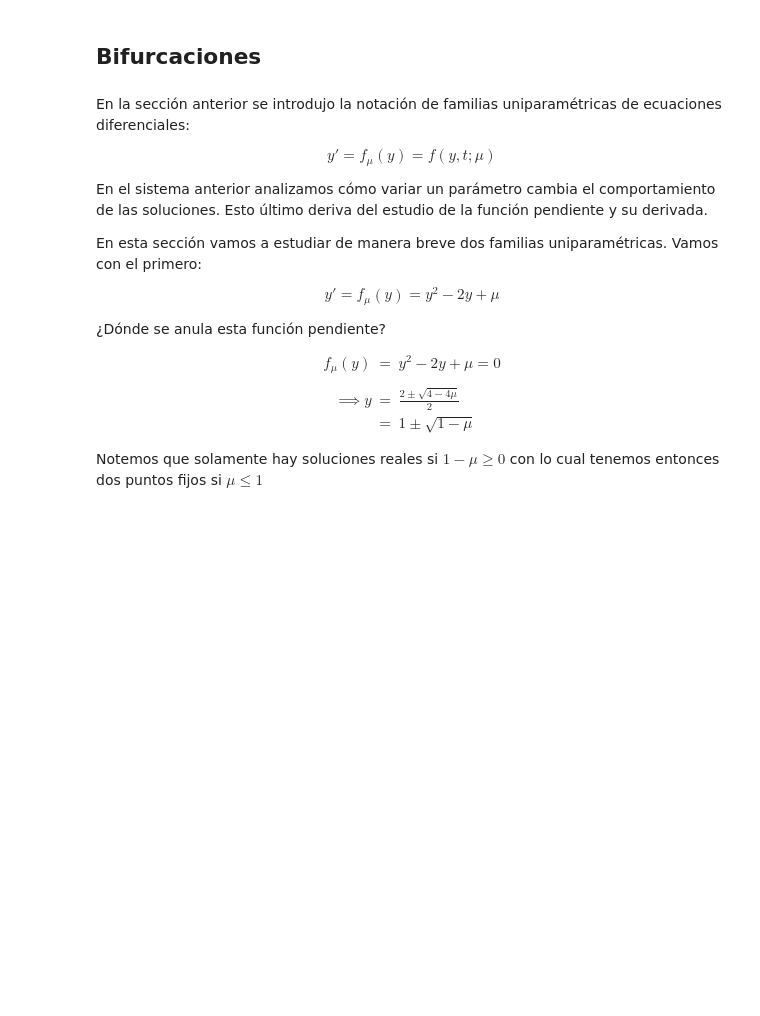
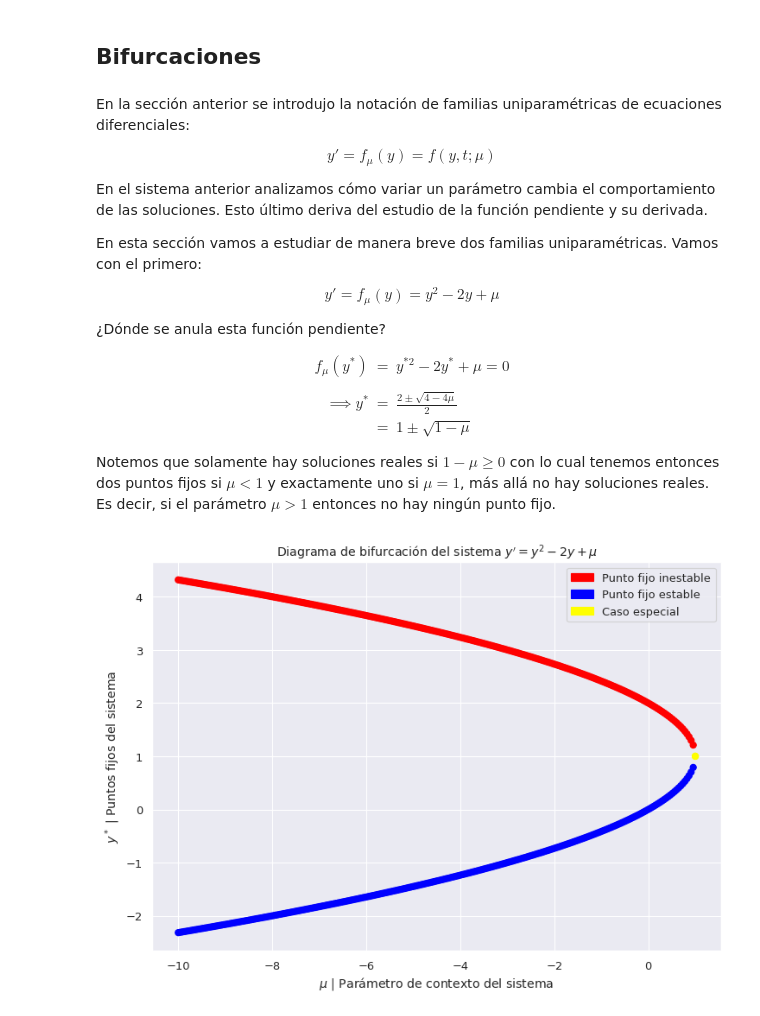
Before and after one commit to uncrayon/coding-challenge, a Jupyter notebook: pendulo/notebook_1.ipynb, the cells around one changed output. Cells and saved outputs as stored; diff of their text form; code cells hidden in the pictures; blank space fills up the shorter version.

```diff
--- a/pendulo/notebook_1.ipynb
+++ b/pendulo/notebook_1.ipynb
@@ -568,18 +568,18 @@ En el sistema anterior analizamos cómo variar un parámetro cambia el comportam
 En esta sección vamos a estudiar de manera breve dos familias uniparamétricas. Vamos con el primero:
 
 $$
-y' = f_{\mu}(y) = y^2 -2y + \mu
+y' = f_{\mu}(y) = y^{2} -2y + \mu
 $$
 
 ¿Dónde se anula esta función pendiente?
 
 $$
 \begin{eqnarray}
-f_{\mu}(y) &=& y^2 -2y + \mu = 0 \\
+f_{\mu}(y^*) &=& y^{*2} -2y^* + \mu = 0 \\
 \\
-\implies y &=& \displaystyle\frac{2 \pm \sqrt{4 - 4\mu} }{2} \\
+\implies y^{*} &=& \displaystyle\frac{2 \pm \sqrt{4 - 4\mu} }{2} \\
 &=& 1 \pm \displaystyle\sqrt{1 - \mu}
 \end{eqnarray}
 $$
 
-Notemos que solamente hay soluciones reales si $1 - \mu \ge 0$ con lo cual tenemos entonces dos puntos fijos si $\mu \le 1$
+Notemos que solamente hay soluciones reales si $1 - \mu \ge 0$ con lo cual tenemos entonces dos puntos fijos si $\mu < 1$ y exactamente uno si $\mu = 1$, más allá no hay soluciones reales. Es decir, si el parámetro $\mu > 1$ entonces no hay ningún punto fijo.
@@ -585,0 +617,36 @@ Notemos que solamente hay soluciones reales si $1 - \mu \ge 0$ con lo cual tenem
+# %%
+def pend_deriv(y):
+    """
+    Esta función evalúa la derivada de la función pendiente
+    $$f(y) = y^2 - 2^y + \mu$$
+    La cual es
+    $$ f'(y) = 2y - 2 $$
+    """
+    return 2*y -2
+# %%
+mu_vals = np.linspace(-10,1,250)
+dummy = []
+for i in mu_vals:
+    dummy.append( (i,1-np.sqrt(1-i)) )
+    dummy.append( (i,1+np.sqrt(1-i)) )
+
+mus,stables=zip(*dummy)
+color_vector = list(map(lambda x:'red' if pend_deriv(x) > 0 else ('blue' if pend_deriv(x) < 0 else 'yellow') ,stables))
+# %%
+import matplotlib.patches as mpatches
+
+fig,ax = plt.subplots(1,1,dpi=85,figsize=(10,7))
+ax.scatter(mus,stables,c=color_vector)
+ax.set_title(r"Diagrama de bifurcación del sistema $y' = y^2 -2y + \mu$")
+ax.set_ylabel(r"$y^*$ | Puntos fijos del sistema")
+ax.set_xlabel(r"$\mu$ | Parámetro de contexto del sistema")
+
+red_patch = mpatches.Patch(color='red', label='Punto fijo inestable')
+blue_patch = mpatches.Patch(color='blue', label='Punto fijo estable')
+yellow_patch = mpatches.Patch(color='yellow', label='Caso especial')
+
+ax.legend(handles=[red_patch, blue_patch,yellow_patch])
+
+plt.show()
+# %% [output]
+[figure, added]
```
Also changed, not shown: parts of 3 cells of this notebook.
